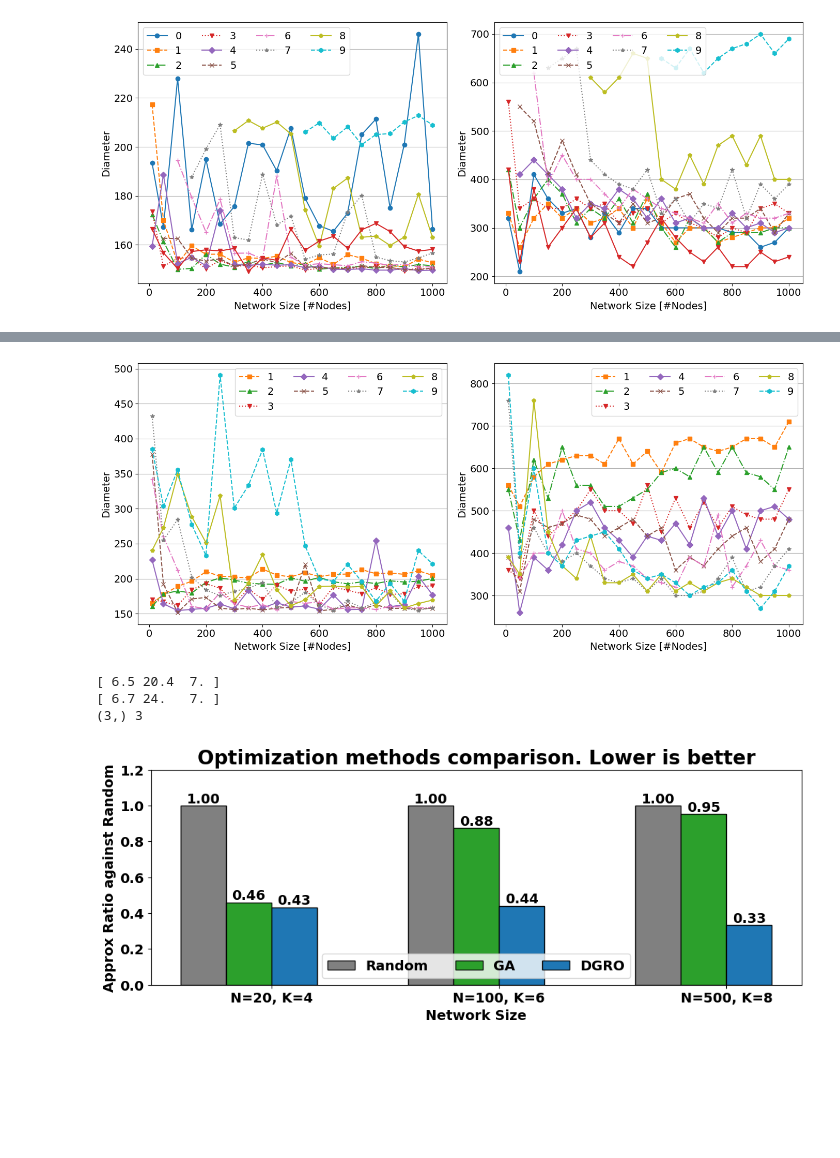
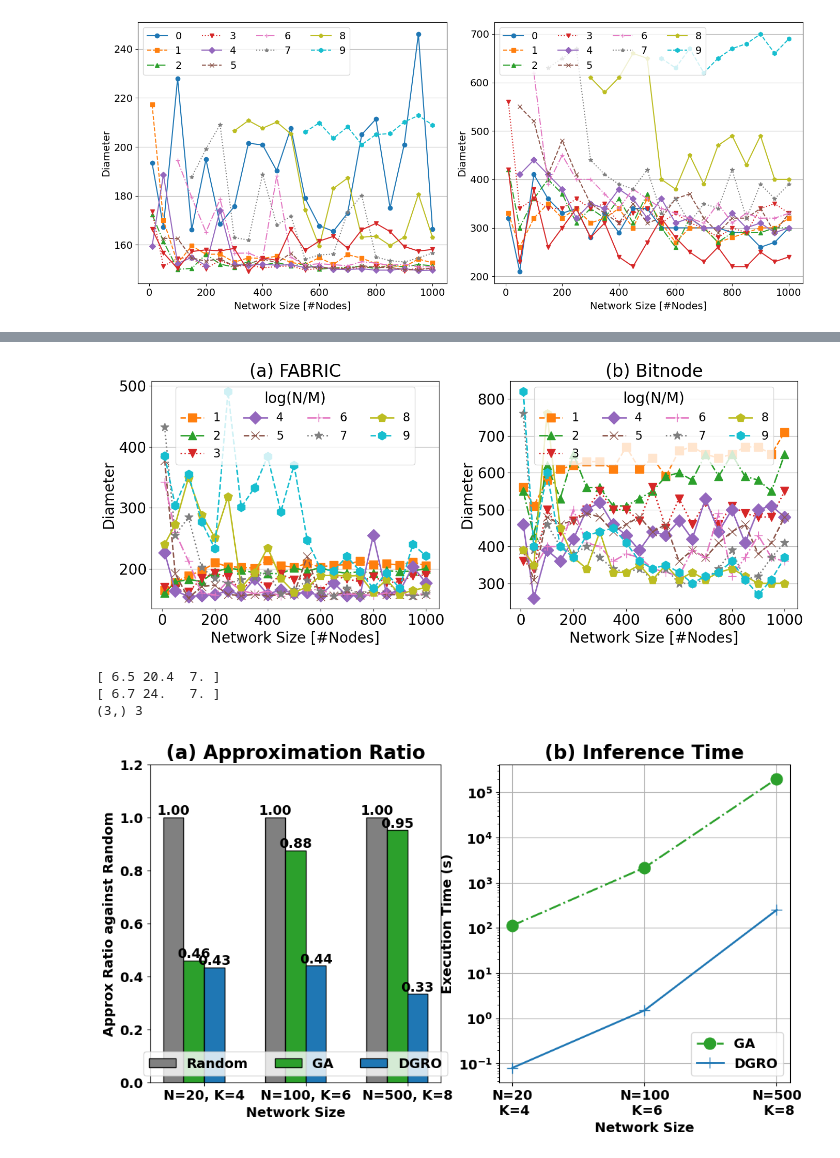
Before and after one commit to shixun404/TetriX, a Jupyter notebook: ipdps_test/plot.ipynb, the cells around one changed output, grey strips where cells are left out. Cells and saved outputs as stored; diff of their text form; code cells hidden in the pictures; blank space fills up the shorter version.

```diff
--- a/ipdps_test/plot.ipynb
+++ b/ipdps_test/plot.ipynb
@@ -140,5 +139,9 @@ data['Ours'] = data['K_shortest_ring']
 # %%
-import matplotlib
+import torch as th
+import pickle as pkl
+import matplotlib.pyplot as plt
+import numpy as np
+import seaborn as sns
 font = {
         'size'   : 14}
 matplotlib.rc('font', **font)
@@ -147,7 +150,7 @@ hatches = ["x", "/", ".", "\\",'']
 tab10 = sns.color_palette("tab10", n_colors=5)
 face_colors = tab10
 x = np.arange(6)
-x_tickslabel = ['1000', '2000', '3000', '4000', '5000', 'Bitnode 1000']
+x_tickslabel = ['250', '500', '750', '1000', 'FABRIC', 'Bitnode 1000']
 width = 0.15
 
 fig, ax = plt.subplots(figsize=(10, 2.5))
@@ -779,7 +897,11 @@ import matplotlib
 import matplotlib.pyplot as plt
 import seaborn as sns
 font = {
-        'size'   : 14}
+        'size'   : 20}
+matplotlib.rc('font', **font)
+plt.rc('lines', linewidth=2)
+plt.rc('lines', markersize=12)
+title = ['(a) Uniform', '(b) Gaussian']
 matplotlib.rc('font', **font)
 N_list = [10]
 seed = 1
@@ -797,6 +919,7 @@ markers = ['o', 's', '^', 'v', 'D', 'x', '+', '*', 'p', 'h']
 linestyles = ['-', '--', '-.', ':', '-', '--', '-.', ':', '-', '--']
 fig, axs = plt.subplots(ncols=2, figsize=(14, 6))
 datas = [data_distribute_fabric, data_distribute_bitnode]
+title = ['(a) FABRIC', '(b) Bitnode']
 for j in range(2):
 	ax = axs[j]
 	data = datas[j]
@@ -809,13 +932,13 @@ for j in range(2):
 	# ax.set_yticks([0, 250, 500, 750, 1000])
 	# ax.set_yticklabels(['0', '2.5', '5', '7.5', '10'])
 	# ax.set_yticklabels(['0', '250', '500', '750', '1000'], rotation=90)
-	# ax.set_title('Diameter of different algorithms')
+	ax.set_title(title[j])
 	# ax.set_xticks(x + 2.5*width)
 	# ax.set_xticklabels(x_tickslabel)
 	# ax.set_ylim([5.5, 30])
 	ax.set_xlabel('Network Size [#Nodes]')
 	# ax.legend(loc='upper left', bbox_to_anchor=(1.0, .95), frameon=False)
-	ax.legend(ncols=4)
+	ax.legend(ncols=4, loc='upper center', fontsize=16, title='log(N/M)')
 	ax.grid(axis='y')
 	# ax.set_ylim([0, 850])
 	plt.tight_layout()
@@ -824,7 +947,7 @@ for j in range(2):
 	# plt.savefig("diameter.pdf", bbox_inches='tight')
 plt.savefig("./fig/benchmark_real_distribute.pdf", bbox_inches='tight')
 # %% [output]
-[figure, old version]
+[figure, new version]
 # %%
 import matplotlib.pyplot as plt
 import numpy as np
@@ -884,9 +1007,9 @@ plt.rc('font', size=14, weight='bold')
 # plt.rcParams["font.family"] = "Times New Roman"
 # plt.rcParams["hatch.color"] = 'white'
 # plt.rcParams['hatch.linewidth'] = 2.0
-fig, ax = plt.subplots(figsize=(12, 4))
+fig, axs = plt.subplots(ncols=2, figsize=(12, 6))
 # plt.bar(x - 0.6, sa, width=0.4, label='Simulated Annealing',edgecolor='black',  color=color[3])
-
+ax = axs[0]
 values = [min(q_learning_data),max(q_learning_data),
              min(nearest_neighbor_data), max(nearest_neighbor_data),
              min(ga), max(ga),
@@ -900,44 +1023,77 @@ q_learning_data_without_exploration = th.as_tensor(q_learning_data_without_explo
 nearest_neighbor_data = th.as_tensor(nearest_neighbor_data)
 q_learning_data = th.as_tensor(q_learning_data)
 q_learning_data[1] = ga_without[1] * 0.44
-b = plt.bar(x - 0.6, ga_without / ga_without, width=0.4, label='Random', edgecolor='k', color="gray")
+b = ax.bar(x - 0.6, ga_without / ga_without, width=0.4, label='Random', edgecolor='k', color="gray")
 bars.append(b)
-b = plt.bar(x - 0.2, ga / ga_without, width=0.4, label='GA', edgecolor='black', color=color[2])
+b = ax.bar(x - 0.2, ga / ga_without, width=0.4, label='GA', edgecolor='black', color=color[2])
 bars.append(b)
 # b = plt.bar(x - 0.2, nearest_neighbor_data_without_exploration / ga_without, width=0.4, hatch='//', edgecolor=color[1], label='d-Hamilton + greedy w/o exploration', color="none")
 # bars.append(b)
 # b = plt.bar(x[:2] + 0.2, q_learning_data_without_exploration / ga_without[:2] , width=0.4, hatch='//', edgecolor=color[0], label='d-Hamilton + Q-Learning w/o exploration', color="none")
 # bars.append(b)
 # b = plt.bar(x - 0.2, nearest_neighbor_data / ga_without, width=0.4, label='d-Hamilton + greedy w/ exploration',edgecolor='black',  color=color[1])
 # bars.append(b)
-b = plt.bar(x + 0.2, q_learning_data / ga_without , width=0.4, label='DGRO',edgecolor='black',  color=color[0])
+b = ax.bar(x + 0.2, q_learning_data / ga_without , width=0.4, label='DGRO',edgecolor='black',  color=color[0])
 bars.append(b)
 
 for bar in bars:
     for b in bar:
         yval = b.get_height()
-        plt.text(b.get_x() + b.get_width()/2, yval, f'{yval:.2f}', ha='center', va='bottom')
+        ax.text(b.get_x() + b.get_width()/2, yval, f'{yval:.2f}', ha='center', va='bottom')
 
 # Adding labels and title
-plt.xlabel('Network Size',  fontdict={'size': 14, 'weight': 'bold'})
-plt.ylabel('Approx Ratio against Random', fontdict={'size': 14, 'weight': 'bold'})
-plt.title('Optimization methods comparison. Lower is better', fontdict={'size': 20, 'weight': 'bold'})
+ax.set_xlabel('Network Size',  fontdict={'size': 14, 'weight': 'bold'})
+ax.set_ylabel('Approx Ratio against Random', fontdict={'size': 14, 'weight': 'bold'})
+ax.set_title('(a) Approximation Ratio', fontdict={'size': 20, 'weight': 'bold'})
 
-plt.ylim([0, 1.2])
-plt.legend(loc='lower center', ncols=3, )
+ax.set_ylim([0, 1.2])
+ax.legend(loc='lower center', ncols=3, )
 
 
 x = np.array([i * 2 for i in range(q_learning_data.shape[0])])
 ax.set_xticks(x, ['N=20, K=4', 'N=100, K=6',
                    'N=500, K=8'
                 ])
+
+t_q_without_exploration = [0.003, 0.005, 1000]
+t_q = [0.08, 1.5, 250]
+t_ga = [113, 2160, 2e5]
+t_nn = [0.07, 1.3, 250]
+t_nn_without_exploration = [0.008, 0.013, 0.05]
+# fig, ax = plt.subplots(figsize=(8, 3))
+# ax2.plot(x, t_q_without_exploration, label='Q-Learning w/o exploration', color='k', linestyle='--', marker='*')
+ax = axs[1]
+ax.plot(x, t_ga, label='GA',  linestyle='-.', marker='o', color=color[2])
+ax.plot(x, t_q, color=color[0], label='DGRO', marker='+')
+# ax2.plot(x, t_nn, color='k', label='d-Hamilton Cycle w/ greedy',linestyle='--', marker='*')
+
+
+ax.set_yscale('log')
+
+# Labels for the second y-axis
+ax.set_ylabel('Execution Time (seconds)')
+ax.legend(loc='lower right')
+ax.set_xticks(x, ['N=20\n K=4', 'N=100\n K=6',
+                   'N=500\n K=8'
+                ])
+# for i in range(3):
+# 	yval = b.get_height()
+# 	plt.text(x[i], t_ga[i], f'{int(t_ga[i])}', ha='center', va='bottom')
+# 	plt.text(x[i], t_q[i], f'{int(t_q[i])}', ha='center', va='bottom')
+
+# Adding labels and title
+ax.set_xlabel('Network Size',  fontdict={'size': 14, 'weight': 'bold'})
+ax.set_ylabel('Execution Time (s)', fontdict={'size': 14, 'weight': 'bold'})
+ax.set_title('(b) Inference Time', fontdict={'size': 20, 'weight': 'bold'})
+ax.grid()
+plt.savefig('fig/DQN_inference_time.pdf', bbox_inches='tight')
 # Show the plot
 plt.savefig('fig/DQN_diameter.pdf', bbox_inches='tight')
 # %% [output]
 [ 6.5 20.4  7. ]
 [ 6.7 24.   7. ]
 (3,) 3
-[figure, old version]
+[figure, new version]
 # %%
 t_q_without_exploration = [0.003, 0.005, 1000]
 t_q = [0.08, 1.5, 250]
```
Also changed, not shown: parts of 12 cells of this notebook, 21 other files.
